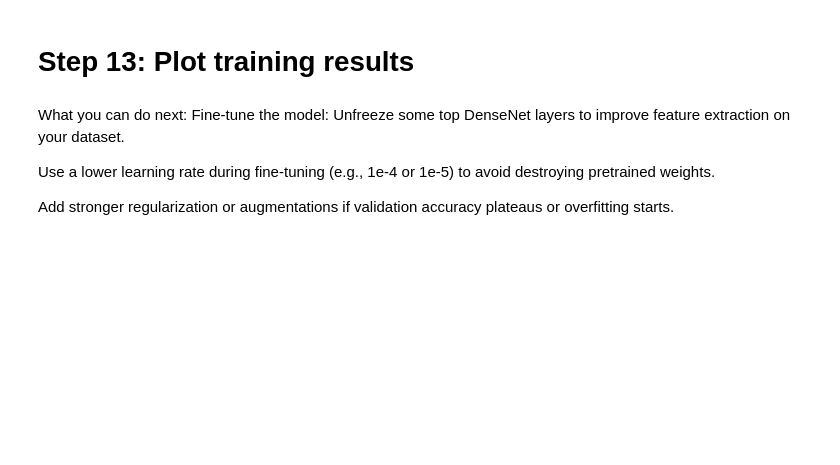
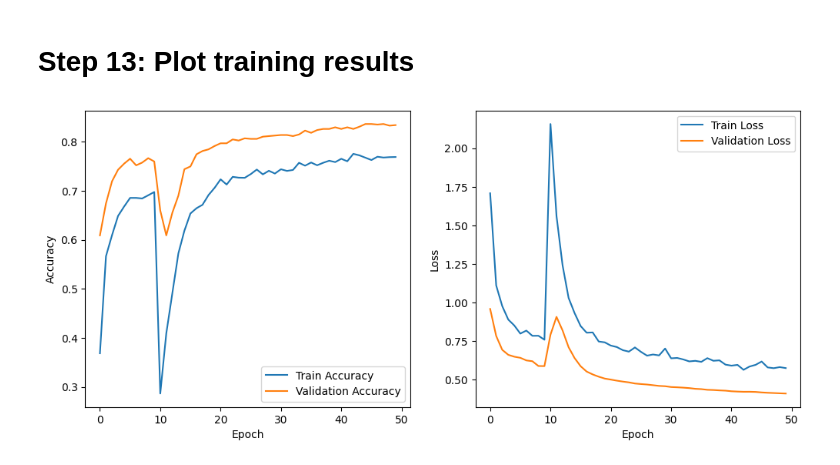
Before and after one commit to er-mukeshmahato/Adafruit_SSD1306, a Jupyter notebook: Disease_Detection.ipynb, the cells around one changed output. Drawn from its saved outputs; the diff is of its cells as text; code cells hidden in the pictures; blank space fills up the shorter version.

```diff
--- a/Disease_Detection.ipynb
+++ b/Disease_Detection.ipynb
@@ -79,0 +85,8 @@ Classes found: ['Covid', 'Normal', 'Pneumonia', 'Pneumothorax', 'Tuberculosis']
+# %%
+
+# Extract labels from training dataset
+train_labels = np.concatenate([y.numpy() for x, y in train_ds], axis=0)
+class_counts = Counter(train_labels)
+total = sum(class_counts.values())
+class_weight = {cls: total / (num_classes * count) for cls, count in class_counts.items()}
+print("Class weights:", class_weight)
@@ -148,8 +141,9 @@ Model: "functional_3"
 # %%
 checkpoint_path = "best_model.keras"
 cb = [
-    callbacks.ModelCheckpoint(checkpoint_path, save_best_only=True),
-    callbacks.EarlyStopping(monitor="val_loss", patience=2, restore_best_weights=True)
+    callbacks.ModelCheckpoint(checkpoint_path, save_best_only=True, monitor='val_loss', verbose=1),
+    callbacks.EarlyStopping(monitor='val_loss', patience=5, restore_best_weights=True, verbose=1),
+    callbacks.ReduceLROnPlateau(monitor='val_loss', factor=0.5, patience=3, min_lr=1e-7, verbose=1)
 ]
 # %% [markdown]
 # Step 10: Initial training
@@ -191,0 +150,8 @@ KeyboardInterrupt:
+# %%
+history_initial = model.fit(
+    train_ds,
+    validation_data=val_ds,
+    epochs=epochs_initial,
+    callbacks=cb,
+    class_weight=class_weight
+)
@@ -192,13 +176,12 @@ KeyboardInterrupt:
 # %% [markdown]
 # Step 11: Fine-tuning
 # %%
-
-# Unfreeze top 60 layers
+ # Unfreeze last 60 layers
 for layer in base_model.layers[-60:]:
     layer.trainable = True
 
 model.compile(
-    optimizer=tf.keras.optimizers.Adam(learning_rate=1e-5),
+    optimizer=Adam(learning_rate=1e-5),
     loss='sparse_categorical_crossentropy',
     metrics=['accuracy']
 )
@@ -207,5 +190,6 @@ history_finetune = model.fit(
     train_ds,
     validation_data=val_ds,
     epochs=epochs_finetune,
-    callbacks=cb
+    callbacks=cb,
+    class_weight=class_weight
 )
@@ -219,37 +223,24 @@ print("Fine-tuned model saved.")
 # %%
 acc = history_initial.history['accuracy'] + history_finetune.history['accuracy']
 val_acc = history_initial.history['val_accuracy'] + history_finetune.history['val_accuracy']
 loss = history_initial.history['loss'] + history_finetune.history['loss']
 val_loss = history_initial.history['val_loss'] + history_finetune.history['val_loss']
-epochs_range = range(len(acc))
 
 plt.figure(figsize=(12, 5))
-
 plt.subplot(1, 2, 1)
-plt.plot(epochs_range, acc, label='Train Accuracy', marker='o')
-plt.plot(epochs_range, val_acc, label='Val Accuracy', marker='o')
-plt.title('Training vs Validation Accuracy')
+plt.plot(acc, label='Train Accuracy')
+plt.plot(val_acc, label='Validation Accuracy')
 plt.xlabel('Epoch')
 plt.ylabel('Accuracy')
 plt.legend()
-plt.grid(True)
 
 plt.subplot(1, 2, 2)
-plt.plot(epochs_range, loss, label='Train Loss', marker='o')
-plt.plot(epochs_range, val_loss, label='Val Loss', marker='o')
-plt.title('Training vs Validation Loss')
+plt.plot(loss, label='Train Loss')
+plt.plot(val_loss, label='Validation Loss')
 plt.xlabel('Epoch')
 plt.ylabel('Loss')
 plt.legend()
-plt.grid(True)
 
-plt.tight_layout()
 plt.show()
+# %% [output]
+[figure, added]
-# %% [markdown]
-What you can do next:
-Fine-tune the model:
-Unfreeze some top DenseNet layers to improve feature extraction on your dataset.
-
-Use a lower learning rate during fine-tuning (e.g., 1e-4 or 1e-5) to avoid destroying pretrained weights.
-
-Add stronger regularization or augmentations if validation accuracy plateaus or overfitting starts.
```
Also changed, not shown: parts of 10 cells of this notebook.
